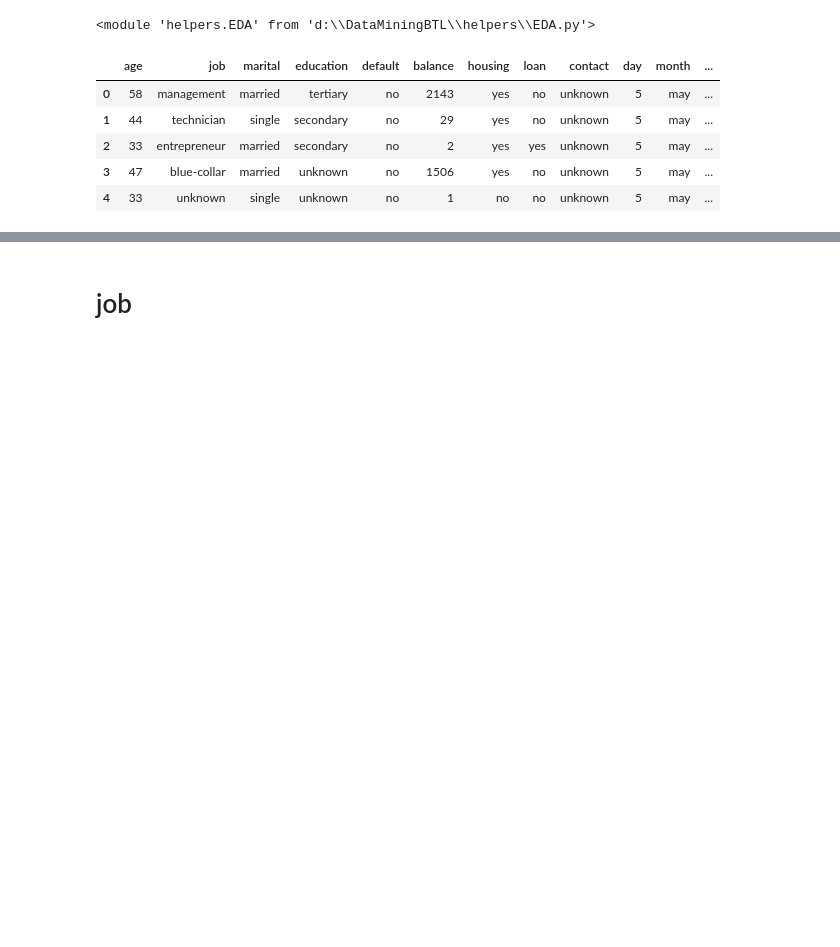
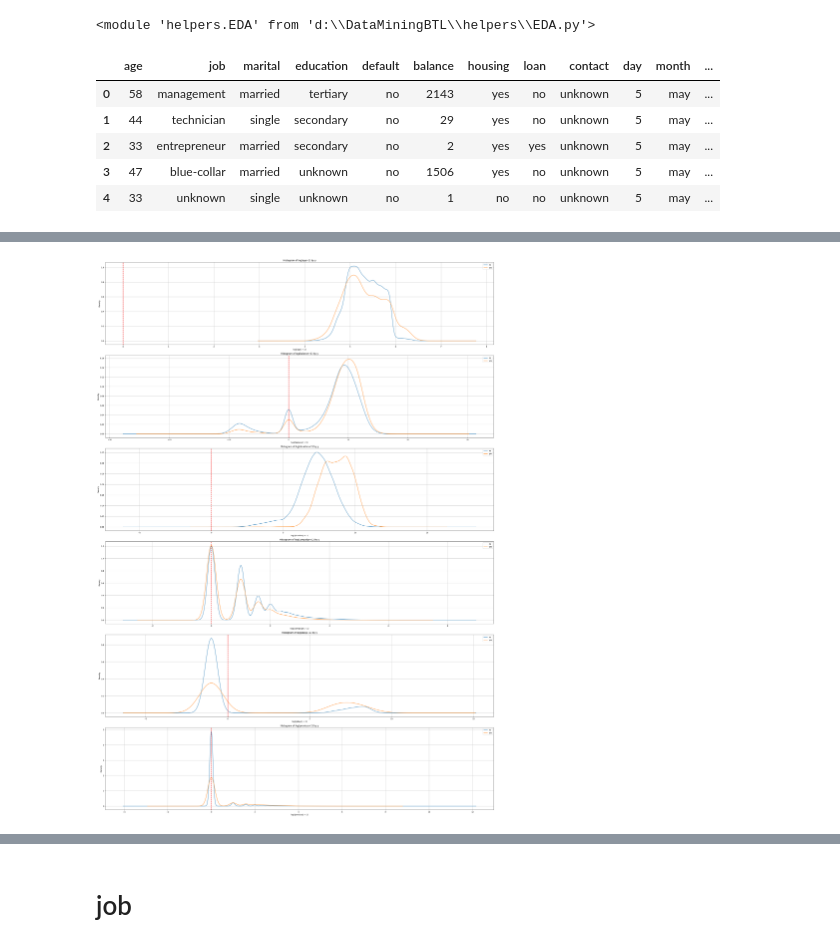
Before and after one commit to nguyenvietkhiemm/data_mining, a Jupyter notebook: jupyter/001_EDA.ipynb, the cells around one changed output, grey strips where cells are left out. Cells and saved outputs as stored; diff of their text form; code cells hidden in the pictures; blank space fills up the shorter version.

```diff
--- a/jupyter/001_EDA.ipynb
+++ b/jupyter/001_EDA.ipynb
@@ -50,0 +88,34 @@ con_features = ['age', 'balance', 'duration', 'campaign', 'pdays', 'previous']
+# %%
+# PHI TUYẾN HÓA CHO DỄ NHÌN
+
+cols = con_features
+def log_signed(series):
+    return np.where(
+        series > 0,
+        np.log2(series),
+        np.log2(np.abs(series) + 1)  * -1)
+
+df2 = df.copy()
+for col in cols:
+    col_log = f"{col}_log"
+    df2[col_log] = log_signed(df2[col])
+
+n_rows = len(cols)
+fig, axes = plt.subplots(n_rows, 1, figsize=(30, 7 * n_rows))
+
+for idx, col in enumerate(cols):
+    col_log = f"{col}_log"
+    ax = axes[idx]
+    for y, group in df2.groupby("y"):
+        group[col_log].plot(kind="kde", alpha=0.8, ax=ax, label=y, linewidth=2)
+    ax.set_title(f"Histogram of log({col}+1) by y")
+    ax.set_xlabel(f"log(|{col}| + 1)")
+    ax.set_ylabel("Density")
+    ax.axvline(x=0, color='red', linestyle='--', linewidth=2)
+    ax.legend()
+    ax.grid(True)
+
+plt.tight_layout()
+plt.show()
+# %% [output]
+[figure, added]
```
Also changed, not shown: parts of 15 cells of this notebook, 2 other files.
